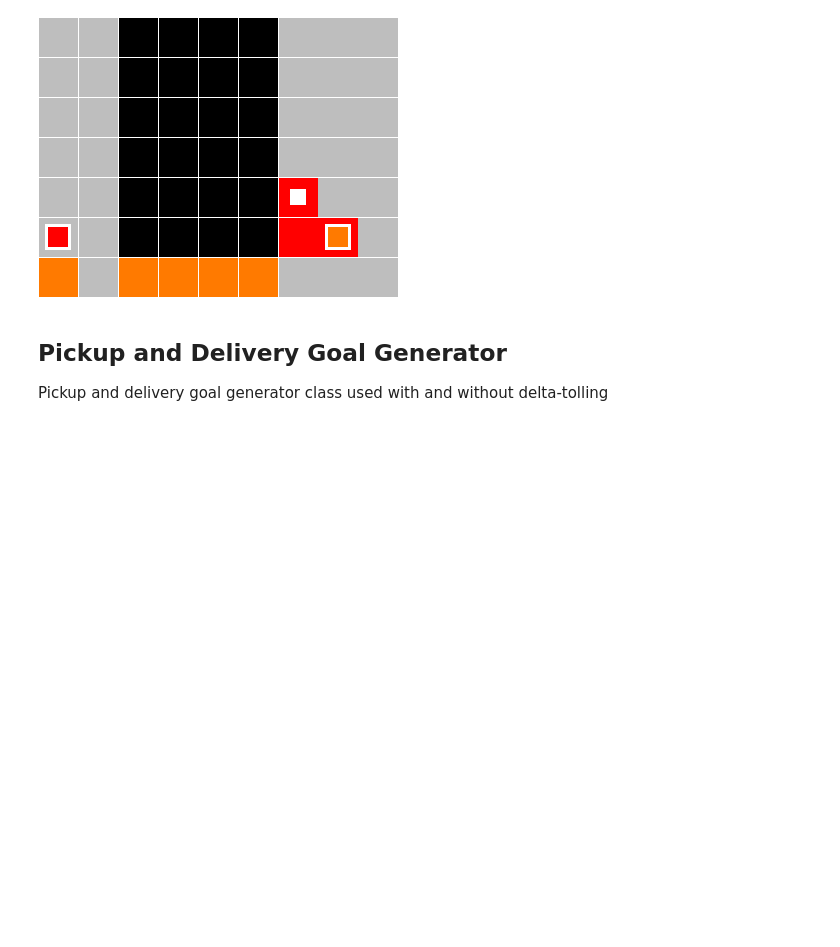
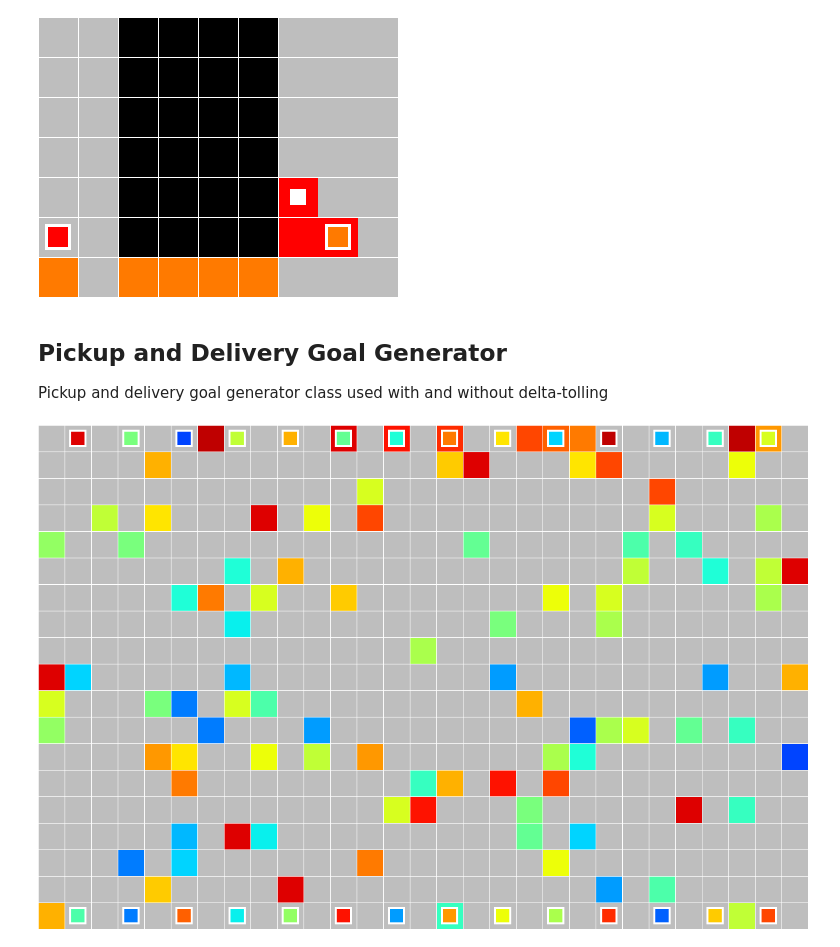
Before and after one commit to pehuenmoure/warehouse_rrl, a Jupyter notebook: GoalGeneratorDemo.ipynb, the cells around one changed output. Drawn from its saved outputs; the diff is of its cells as text; code cells hidden in the pictures; blank space fills up the shorter version.

```diff
--- a/GoalGeneratorDemo.ipynb
+++ b/GoalGeneratorDemo.ipynb
@@ -307,0 +287,49 @@ small_env.render(zoom_size=40, local=False, draw_grid=True)
+# %%
+from warehouse_env.warehouse_env import WarehouseEnv
+import numpy as np
+from scipy.stats import multivariate_normal
+
+env_shape = (19, 29)
+num_agents = 100
+
+pd_world = np.zeros(env_shape)
+pd_agent= np.random.permutation([1] * num_agents + [0] *
+                (env_shape[0] * env_shape[1] - num_agents)).reshape(env_shape)
+
+def indices_array_generic(m,n):
+    r0 = np.arange(m) # Or r0,r1 = np.ogrid[:m,:n], out[:,:,0] = r0
+    r1 = np.arange(n)
+    out = np.empty((m,n,2),dtype=int)
+    out[:,:,0] = r0[:,None]
+    out[:,:,1] = r1
+    return out
+
+world_indices = indices_array_generic(pd_world.shape[0], pd_world.shape[1])
+
+pickup_array1 = world_indices[-1, 1:-1:2, :]
+pickup_array1 = pickup_array1.flatten().reshape(pickup_array1.shape[0], 2)
+pickup_array2 = world_indices[0, 1:-1:2, :]
+pickup_array2 = pickup_array2.flatten().reshape(pickup_array2.shape[0], 2)
+pickup_array = np.concatenate((pickup_array1, pickup_array2)).tolist()
+
+delivery_array = world_indices[int(pd_world.shape[0]/2), 1:-2:2, :]
+delivery_array = delivery_array.flatten().reshape(delivery_array.shape[0], 2).tolist()
+
+center_mean = (int(pd_world.shape[0]/2), int(pd_world.shape[1]/2))
+center_cov = [[5, 0], [0, 100]]
+center_distribution = multivariate_normal(center_mean, center_cov)
+
+goal_generator = PickupAndDeliveryGoalGenerator(list(map(tuple, pickup_array)),
+                                                list(map(tuple, delivery_array)),
+                                                center_distribution, center_distribution)
+
+pd_env = WarehouseEnv(agent_map=np.array(pd_agent), obstacle_map=np.array(pd_world),
+                        local_obseration_size=(9,7), render_as_observation=True,
+                        goal_generator=goal_generator,
+                        delta_tolling=True,
+                        delta_tolling_r=0.5,
+                        delta_tolling_b=4.0)
+
+pd_env.render(zoom_size=40, local=False, draw_grid=True)
+# %% [output]
+[figure, added]
```
Also changed, not shown: parts of 7 cells of this notebook, 9 other files.
